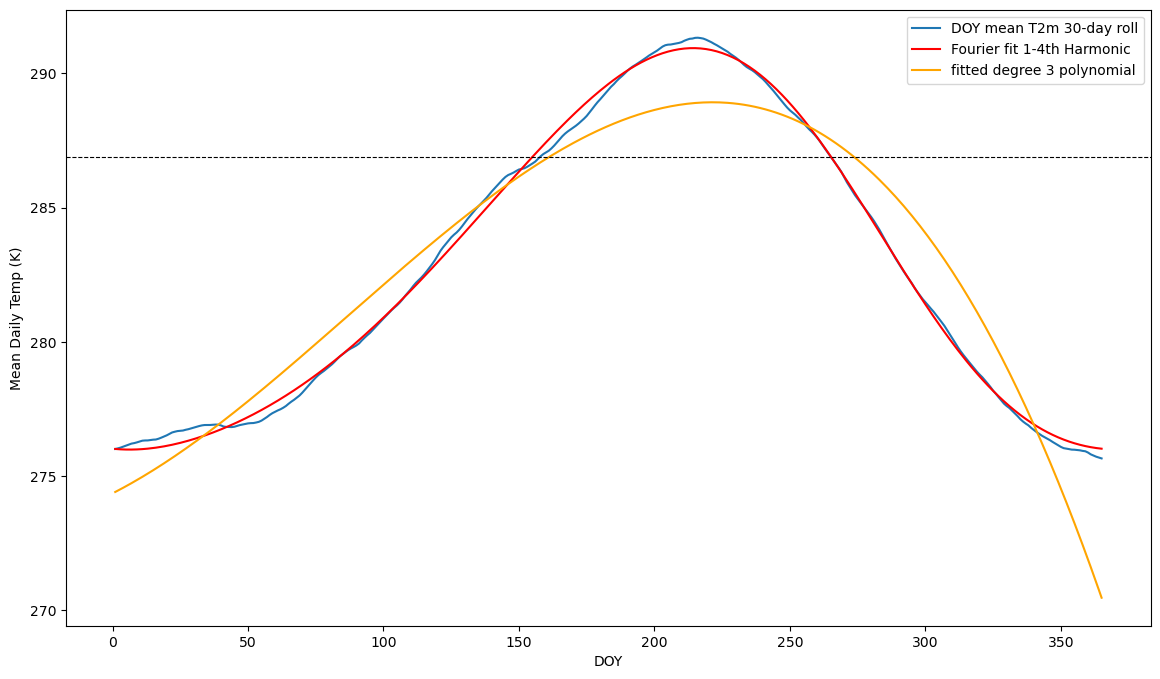
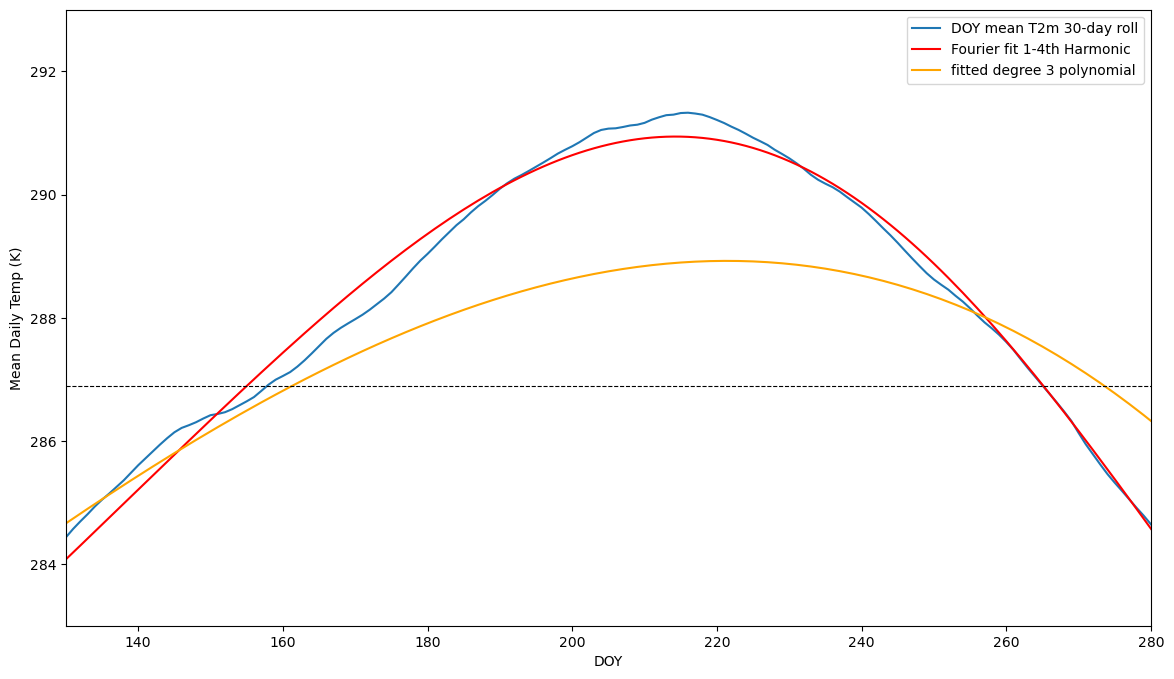
The change to this notebook cell's code, shown as a diff; its figure went from the first image to the second:
--- before
+++ after
@@ -1,2 +1,4 @@
+%%time
+
 # plot the results
 plt.figure(figsize=(14,8))
@@ -8,5 +10,5 @@
 plt.xlabel('DOY')
 plt.ylabel('Mean Daily Temp (K)')
-# plt.xlim(130,280)
-# plt.ylim(283,293)
+plt.xlim(130,280)
+plt.ylim(283,293)
 plt.show()

Commit: progress on gradient of fits